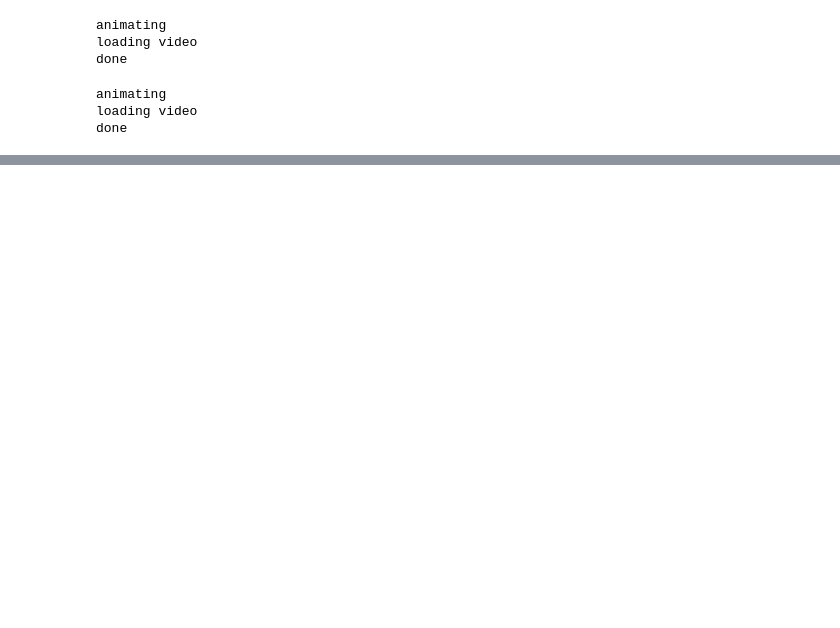
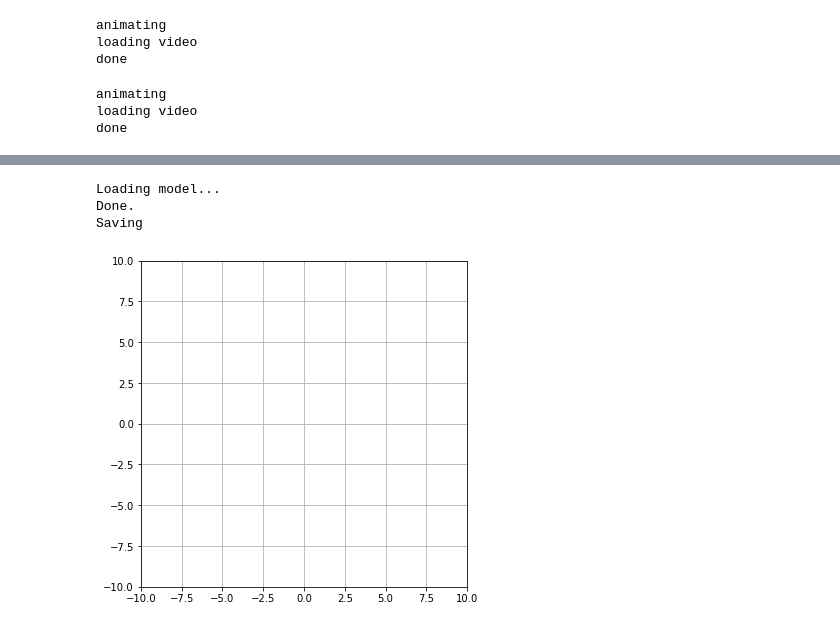
Before and after one commit to lawsonfulton/research-experiments, a Jupyter notebook: box-auto-enc/experiment book.ipynb, the cells around one changed output, grey strips where cells are left out. Cells and saved outputs as stored; diff of their text form; code cells hidden in the pictures; blank space fills up the shorter version.

```diff
--- a/box-auto-enc/experiment book.ipynb
+++ b/box-auto-enc/experiment book.ipynb
@@ -1055 +1074,13 @@ print("Done.")
 Done.
+# %%
+from sim_anim1 import *
+from IPython.display import HTML
+
+anim = simulate()
+anim.save('simulation.gif', writer='imagemagick')
+#HTML(anim.to_html5_video())
+# %% [output]
+Loading model...
+Done.
+Saving
+[figure, added]
```
Also changed, not shown: parts of 7 cells of this notebook, 13 other files.
